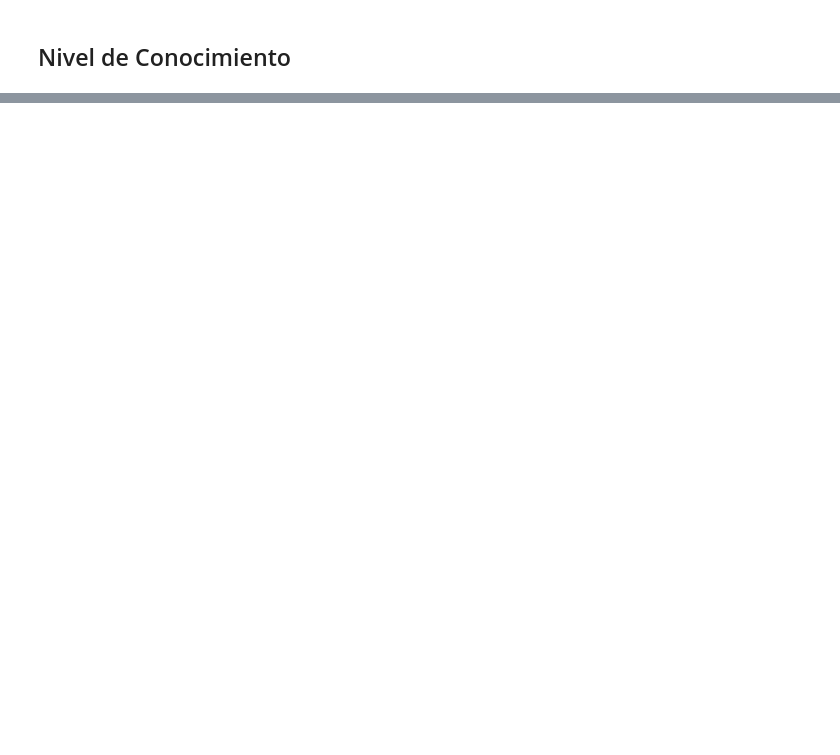
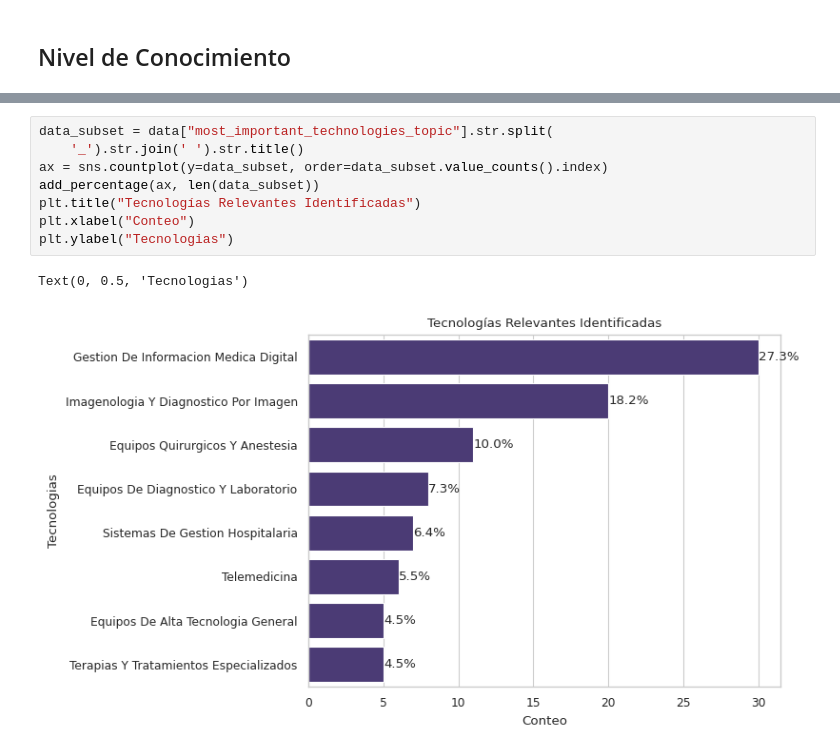
Before and after one commit to Mortadelo24/mejora-infrastructura-hospitalaria-managua-nicaragua, a Jupyter notebook: 03_Data_Analysis.ipynb, the cells around one changed output, grey strips where cells are left out. Cells and saved outputs as stored; diff of their text form; blank space fills up the shorter version.

Commit message:
add topic analisis

```diff
--- a/03_Data_Analysis.ipynb
+++ b/03_Data_Analysis.ipynb
@@ -144,0 +157,11 @@ Text(0, 0.5, 'Patologias')
+# %%
+data_subset = data["most_important_technologies_topic"].str.split(
+    '_').str.join(' ').str.title()
+ax = sns.countplot(y=data_subset, order=data_subset.value_counts().index)
+add_percentage(ax, len(data_subset))
+plt.title("Tecnologías Relevantes Identificadas")
+plt.xlabel("Conteo")
+plt.ylabel("Tecnologias")
+# %% [output]
+Text(0, 0.5, 'Tecnologias')
+[figure, added]
```
Also changed, not shown: parts of 12 cells of this notebook.
